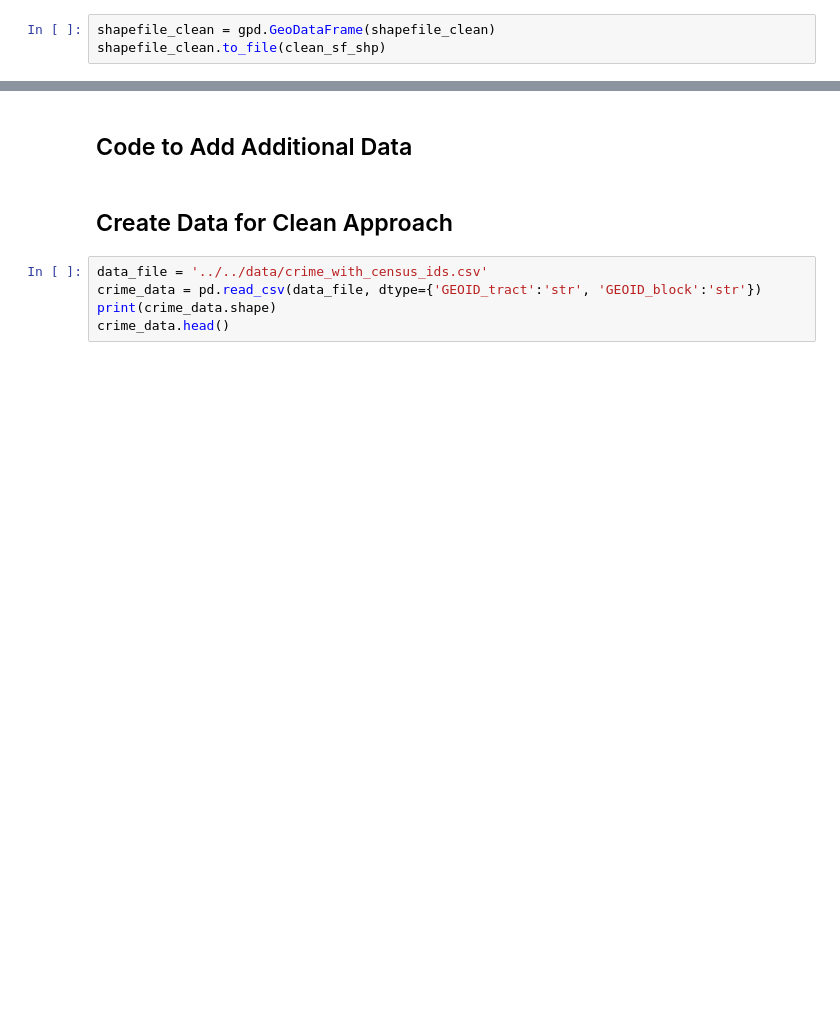
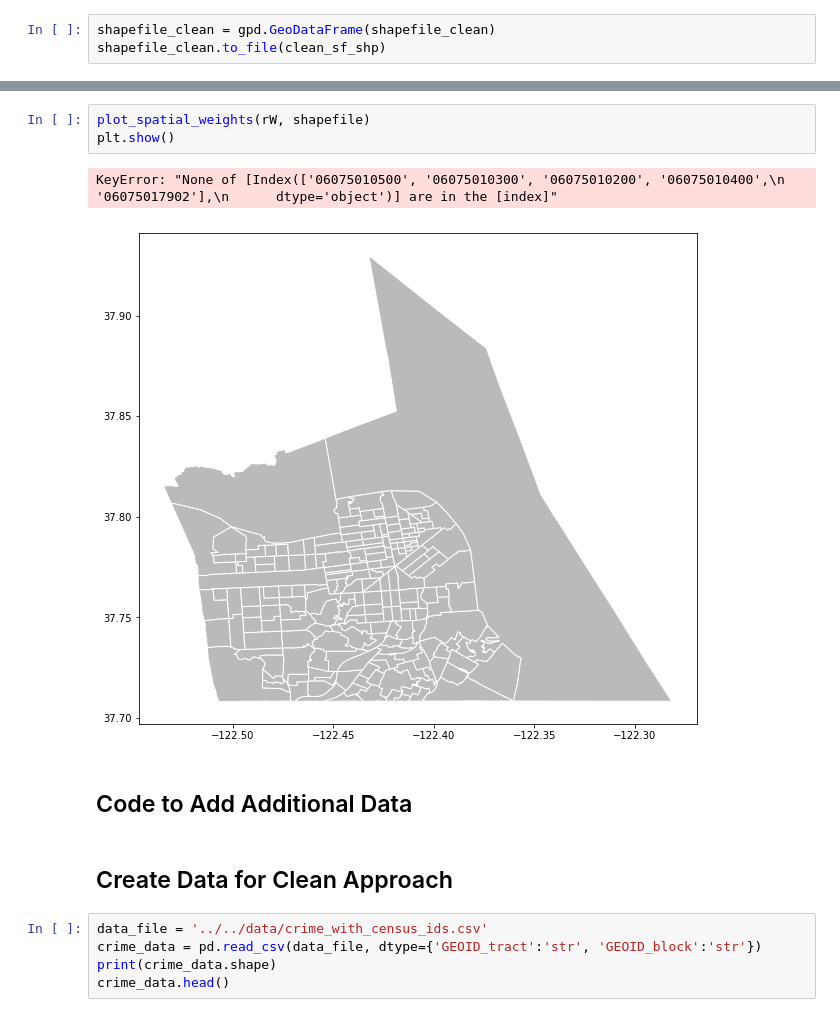
Before and after one commit to zhiwei-kou/sf-crime, a Jupyter notebook: code/python_modeling/0_Load_Spatial_Data_and_create_with_R.ipynb, the cells around one changed output, grey strips where cells are left out. Cells and saved outputs as stored; diff of their text form; blank space fills up the shorter version.

```diff
--- a/code/python_modeling/0_Load_Spatial_Data_and_create_with_R.ipynb
+++ b/code/python_modeling/0_Load_Spatial_Data_and_create_with_R.ipynb
@@ -164,3 +193,9 @@ shapefile_clean.to_file(clean_sf_shp)
+# %%
+plot_spatial_weights(rW, shapefile)
+plt.show()
+# %% [output]
+KeyError: "None of [Index(['06075010500', '06075010300', '06075010200', '06075010400',\n       '06075017902'],\n      dtype='object')] are in the [index]"
+[figure, added]
 # %% [markdown]
 ## Code to Add Additional Data
 # %% [markdown]
```
Also changed, not shown: parts of 5 cells of this notebook, 9 other files.
